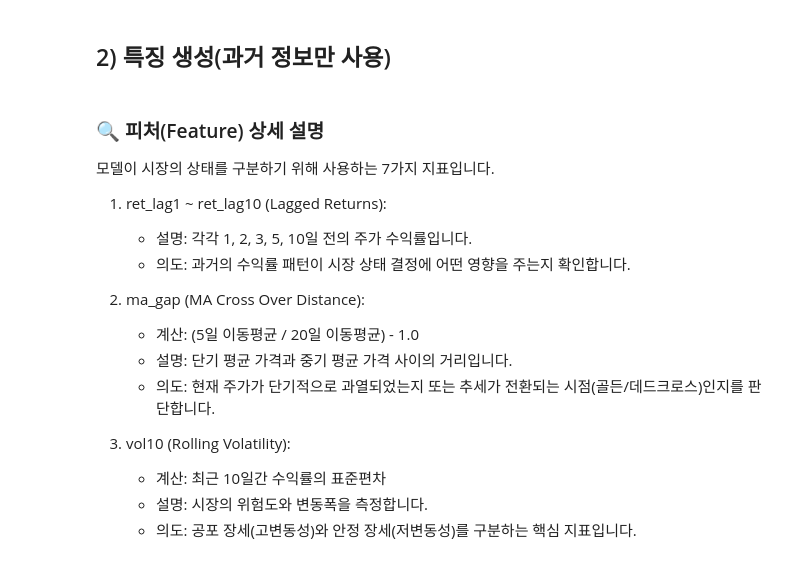
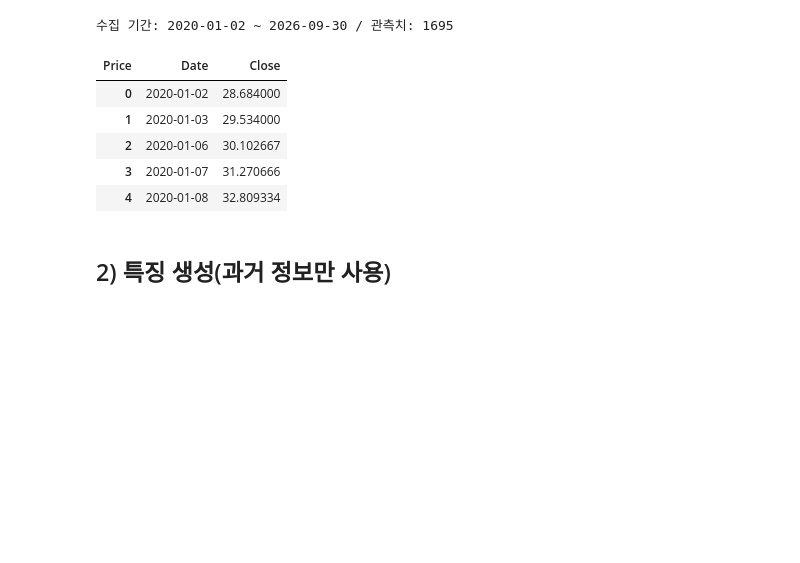
Before and after one commit to nhjung-phd/TimeSeriesAnalysis, a Jupyter notebook: notebooks/19_NaiveBayes_Classification.ipynb, the cells around one changed output. Saved outputs shown, nothing was run; the diff lists cells and outputs as text; code cells hidden in the pictures; blank space fills up the shorter version.

```diff
--- a/notebooks/19_NaiveBayes_Classification.ipynb
+++ b/notebooks/19_NaiveBayes_Classification.ipynb
@@ -58,19 +66,28 @@ df.head()
+# %%
+# Yahoo Finance 다운로드: end 날짜는 제외(exclusive)됩니다.
+# 외부 네트워크 연결이 필요합니다. 데이터 소스의 수정·결측 가능성에 유의합니다.
+df = yf.download('TSLA', start='2020-01-01', end='2026-10-01',
+                 auto_adjust=True, progress=False)
+if df.empty:
+    raise RuntimeError('TSLA 다운로드 결과가 비어 있습니다. 인터넷 연결 또는 Yahoo Finance 상태를 확인하세요.')
+
+# 최근 yfinance는 단일 종목에서도 MultiIndex 컬럼을 반환할 수 있습니다.
+if isinstance(df.columns, pd.MultiIndex):
+    df.columns = df.columns.get_level_values(0)
+df = df.reset_index()
+df['Date'] = pd.to_datetime(df['Date']).dt.tz_localize(None)
+df = df.sort_values('Date').drop_duplicates('Date').reset_index(drop=True)
+df['Close'] = pd.to_numeric(df['Close'], errors='coerce')
+df = df.dropna(subset=['Close']).reset_index(drop=True)
+print('수집 기간:', df['Date'].min().date(), '~', df['Date'].max().date(), '/ 관측치:', len(df))
+display(df[['Date','Close']].head())
+# %% [output]
+수집 기간: 2020-01-02 ~ 2026-09-30 / 관측치: 1695
+| Price | Date | Close |
+| 0 | 2020-01-02 | 28.684000 |
+| 1 | 2020-01-03 | 29.534000 |
+| 2 | 2020-01-06 | 30.102667 |
+| 3 | 2020-01-07 | 31.270666 |
+| 4 | 2020-01-08 | 32.809334 |
 # %% [markdown]
 ## 2) 특징 생성(과거 정보만 사용)
-# %% [markdown]
-### 🔍 피처(Feature) 상세 설명
-모델이 시장의 상태를 구분하기 위해 사용하는 7가지 지표입니다.
-
-1. ret_lag1 ~ ret_lag10 (Lagged Returns):
-   - 설명: 각각 1, 2, 3, 5, 10일 전의 주가 수익률입니다.
-   - 의도: 과거의 수익률 패턴이 시장 상태 결정에 어떤 영향을 주는지 확인합니다.
-
-2. ma_gap (MA Cross Over Distance):
-   - 계산: (5일 이동평균 / 20일 이동평균) - 1.0
-   - 설명: 단기 평균 가격과 중기 평균 가격 사이의 거리입니다.
-   - 의도: 현재 주가가 단기적으로 과열되었는지 또는 추세가 전환되는 시점(골든/데드크로스)인지를 판단합니다.
-
-3. vol10 (Rolling Volatility):
-   - 계산: 최근 10일간 수익률의 표준편차
-   - 설명: 시장의 위험도와 변동폭을 측정합니다.
-   - 의도: 공포 장세(고변동성)와 안정 장세(저변동성)를 구분하는 핵심 지표입니다.
```
Also changed, not shown: parts of 34 cells of this notebook.
